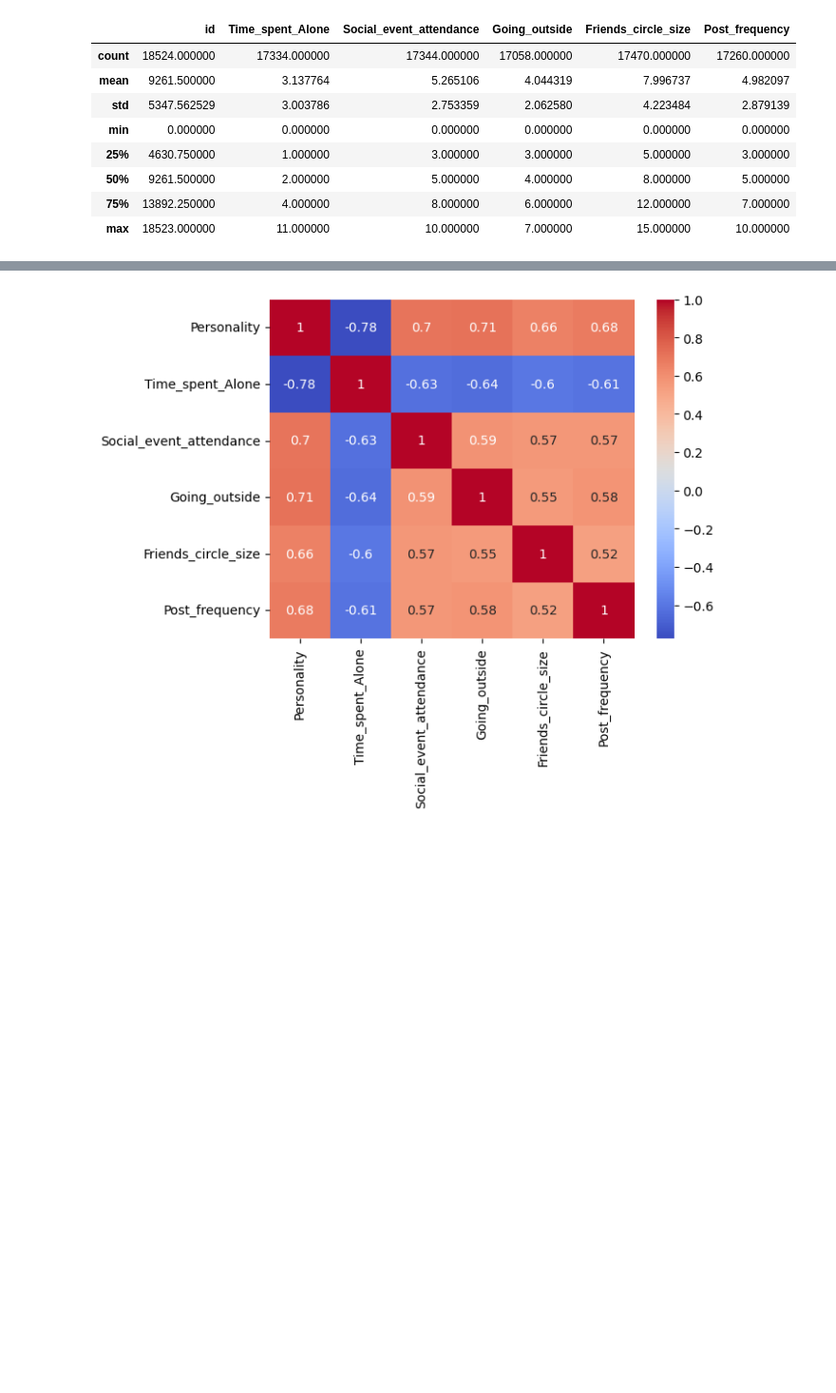
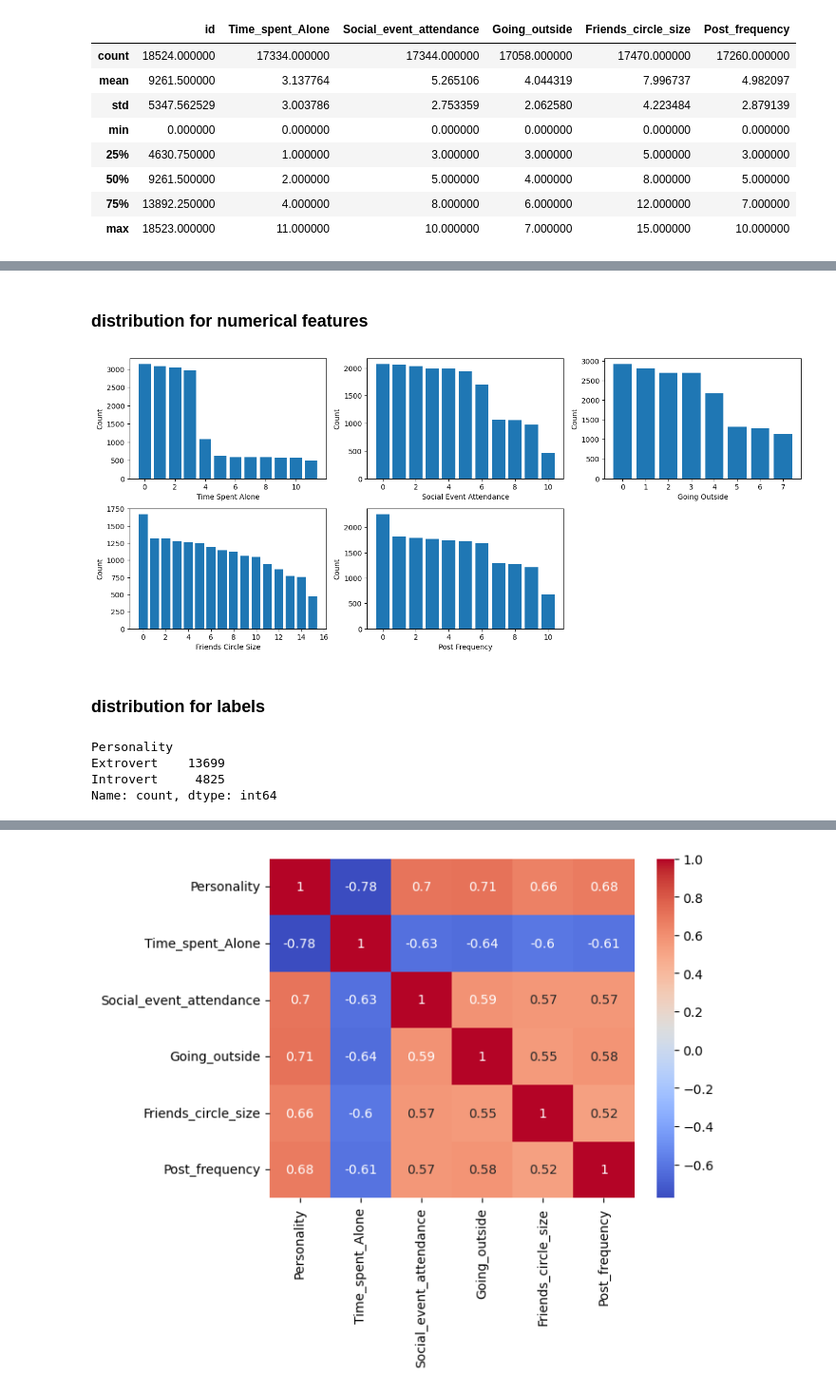
Before and after one commit to AlexMihailEngineer/ml_competitions, a Jupyter notebook: kaggle/playground_introverts_extroverts/predict_introverts_extroverts.ipynb, the cells around one changed output, grey strips where cells are left out. Shown at 95% size. Saved outputs shown, nothing was run; the diff lists cells and outputs as text; code cells hidden in the pictures; blank space fills up the shorter version.

```diff
--- a/kaggle/playground_introverts_extroverts/predict_introverts_extroverts.ipynb
+++ b/kaggle/playground_introverts_extroverts/predict_introverts_extroverts.ipynb
@@ -155,0 +134,47 @@ dtype: object
+# %% [markdown]
+### distribution for numerical features
+# %%
+fig, ((ax1, ax2, ax3), (ax4, ax5, ax6)) = plt.subplots(nrows=2, ncols=3, figsize=(14, 6))
+
+# Bar plot for Time_spent_Alone
+ax1.bar(np.arange(train['Time_spent_Alone'].max() + 1), train['Time_spent_Alone'].value_counts())
+ax1.set_xlabel('Time Spent Alone')
+ax1.set_ylabel('Count')
+
+# Bar plot for Social_event_attendance
+ax2.bar(np.arange(train['Social_event_attendance'].max() + 1), train['Social_event_attendance'].value_counts())
+ax2.set_xlabel('Social Event Attendance')
+ax2.set_ylabel('Count')
+
+# Bar plot for Going_outside
+ax3.bar(np.arange(train['Going_outside'].max() + 1), train['Going_outside'].value_counts())
+ax3.set_xlabel('Going Outside')
+ax3.set_ylabel('Count')
+
+# Bar plot for Friends_circle_size
+ax4.bar(np.arange(train['Friends_circle_size'].max() + 1), train['Friends_circle_size'].value_counts())
+ax4.set_xlabel('Friends Circle Size')
+ax4.set_ylabel('Count')
+
+# Bar plot for Post_frequency
+ax5.bar(np.arange(train['Post_frequency'].max() + 1), train['Post_frequency'].value_counts())
+ax5.set_xlabel('Post Frequency')
+ax5.set_ylabel('Count')
+
+# Hide the last subplot
+ax6.set_visible(False)
+
+# Adjust layout to prevent overlap
+plt.tight_layout()
+# %% [output]
+[figure, added]
+# %% [markdown]
+### distribution for labels
+# %%
+counts = train['Personality'].value_counts()
+print(counts)
+# %% [output]
+Personality
+Extrovert    13699
+Introvert     4825
+Name: count, dtype: int64
```
Also changed, not shown: parts of 127 cells of this notebook.
